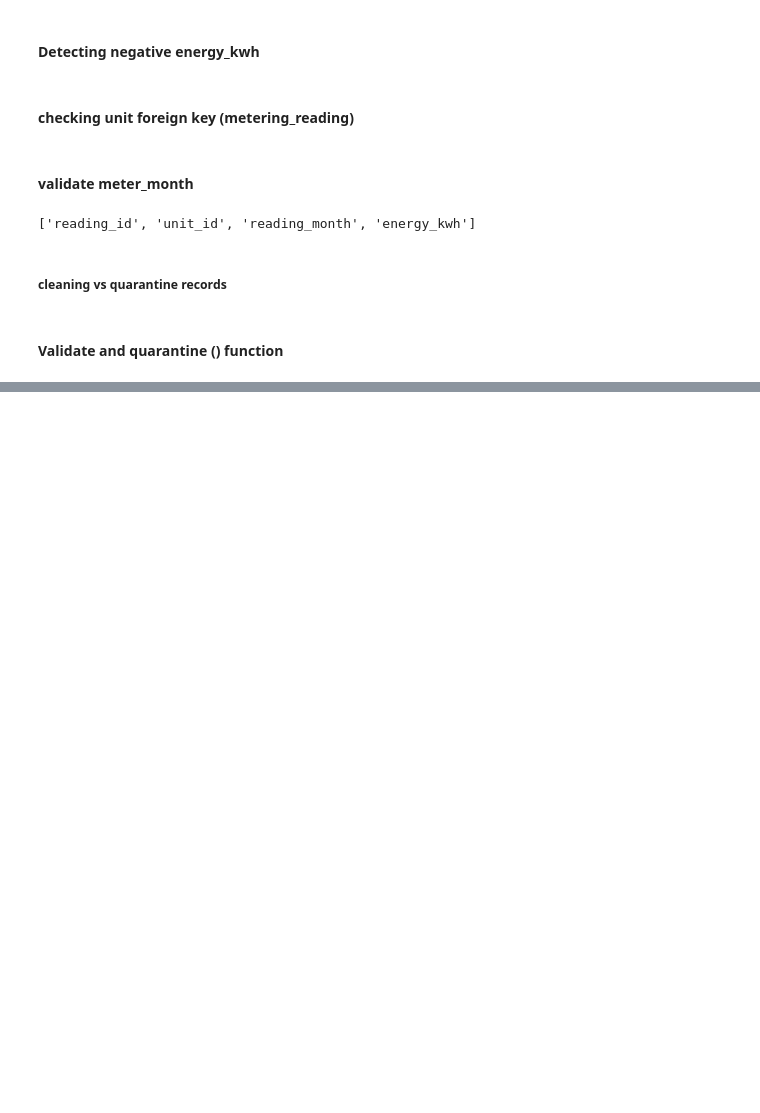
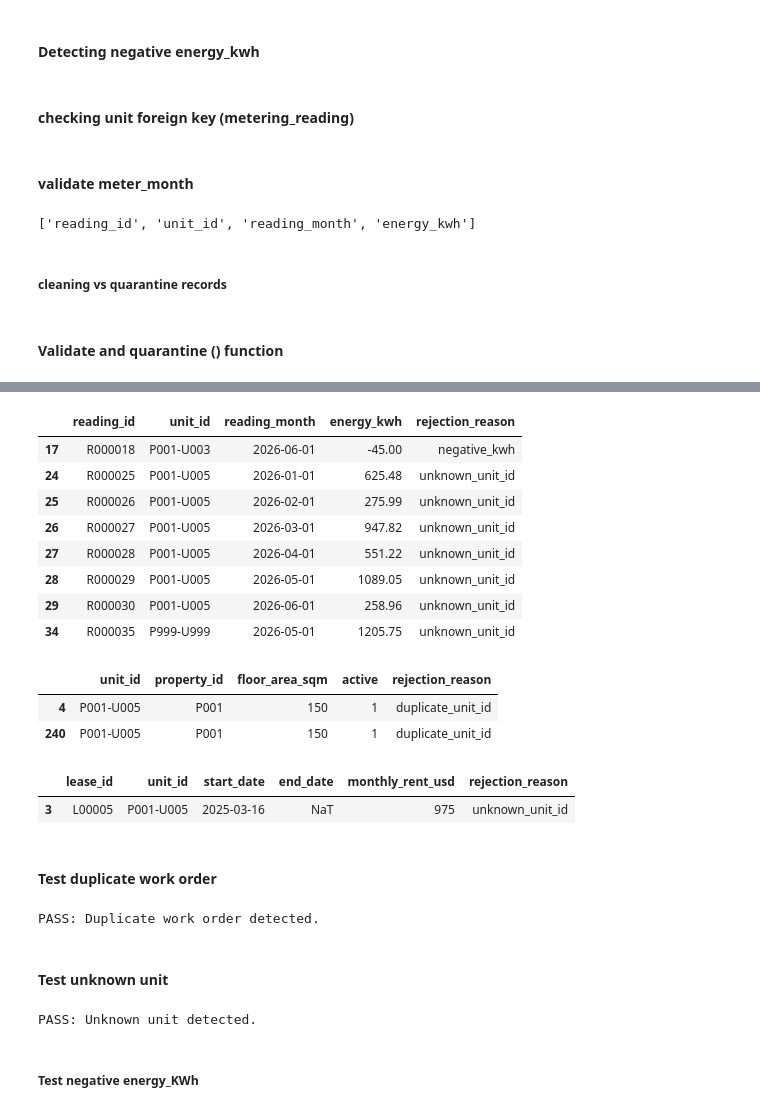
Before and after one commit to chinweubaudeh/PropTech360_Capstone_data_pipeline, a Jupyter notebook: notebook/PropTech360_pipeline.ipynb, the cells around one changed output, grey strips where cells are left out. Saved outputs shown, nothing was run; the diff lists cells and outputs as text; code cells hidden in the pictures; blank space fills up the shorter version.

```diff
--- a/notebook/PropTech360_pipeline.ipynb
+++ b/notebook/PropTech360_pipeline.ipynb
@@ -1506,0 +1742,64 @@ def validate_and_quarantine(
+# %%
+quarantine_datasets[
+    "meter_readings"
+]
+# %% [output]
+|  | reading_id | unit_id | reading_month | energy_kwh | rejection_reason |
+| 17 | R000018 | P001-U003 | 2026-06-01 | -45.00 | negative_kwh |
+| 24 | R000025 | P001-U005 | 2026-01-01 | 625.48 | unknown_unit_id |
+| 25 | R000026 | P001-U005 | 2026-02-01 | 275.99 | unknown_unit_id |
+| 26 | R000027 | P001-U005 | 2026-03-01 | 947.82 | unknown_unit_id |
+| 27 | R000028 | P001-U005 | 2026-04-01 | 551.22 | unknown_unit_id |
+| 28 | R000029 | P001-U005 | 2026-05-01 | 1089.05 | unknown_unit_id |
+| 29 | R000030 | P001-U005 | 2026-06-01 | 258.96 | unknown_unit_id |
+| 34 | R000035 | P999-U999 | 2026-05-01 | 1205.75 | unknown_unit_id |
+# %%
+quarantine_datasets[
+    "units"
+]
+# %% [output]
+|  | unit_id | property_id | floor_area_sqm | active | rejection_reason |
+| 4 | P001-U005 | P001 | 150 | 1 | duplicate_unit_id |
+| 240 | P001-U005 | P001 | 150 | 1 | duplicate_unit_id |
+# %%
+quarantine_datasets[
+    "leases"
+]
+# %% [output]
+|  | lease_id | unit_id | start_date | end_date | monthly_rent_usd | rejection_reason |
+| 3 | L00005 | P001-U005 | 2025-03-16 | NaT | 975 | unknown_unit_id |
+# %% [markdown]
+#### Test duplicate work order
+# %%
+work_order_quarantine = quarantine_datasets[
+    "work_orders"
+]
+
+assert work_order_quarantine[
+    "rejection_reason"
+].str.contains(
+    "duplicate_work_order_id"
+).any()
+
+print("PASS: Duplicate work order detected.")
+# %% [output]
+PASS: Duplicate work order detected.
+# %% [markdown]
+#### Test unknown unit
+# %%
+all_quarantine = pd.concat(
+    quarantine_datasets.values(),
+    ignore_index=True
+)
+
+assert all_quarantine[
+    "rejection_reason"
+].astype(str).str.contains(
+    "unknown_unit_id"
+).any()
+
+print("PASS: Unknown unit detected.")
+# %% [output]
+PASS: Unknown unit detected.
+# %% [markdown]
+##### Test negative energy_KWh
```
Also changed, not shown: parts of 191 cells of this notebook, 21 other files.
